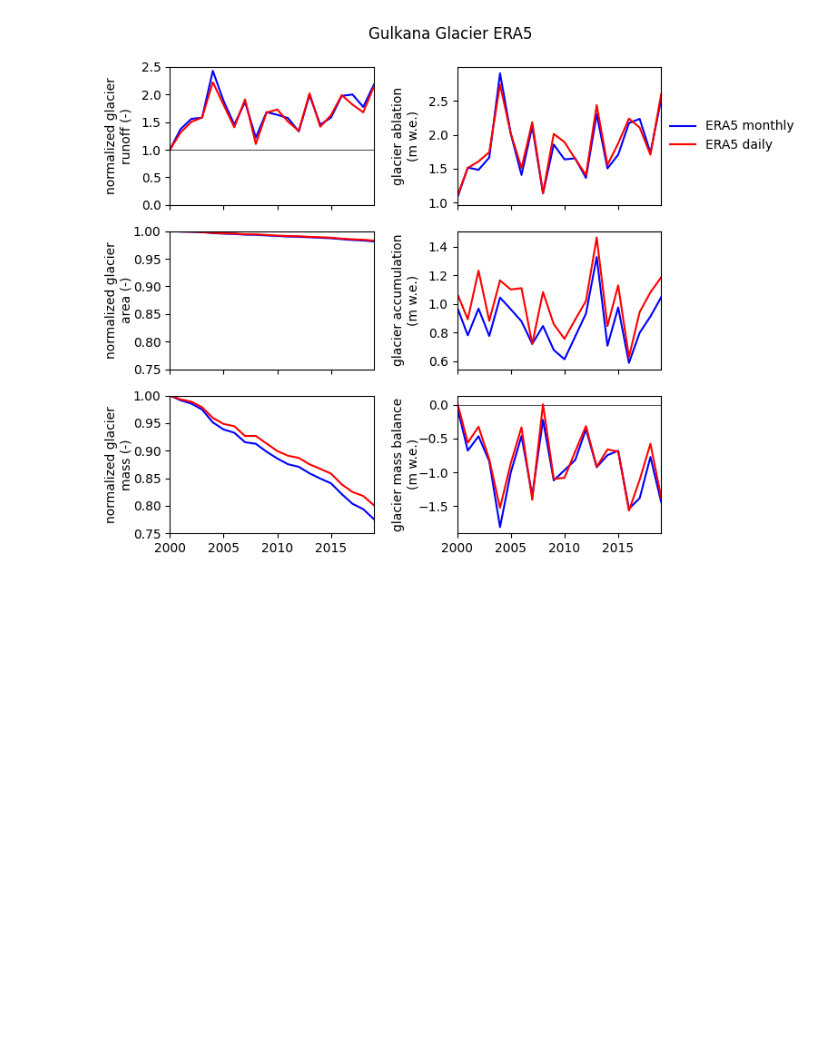
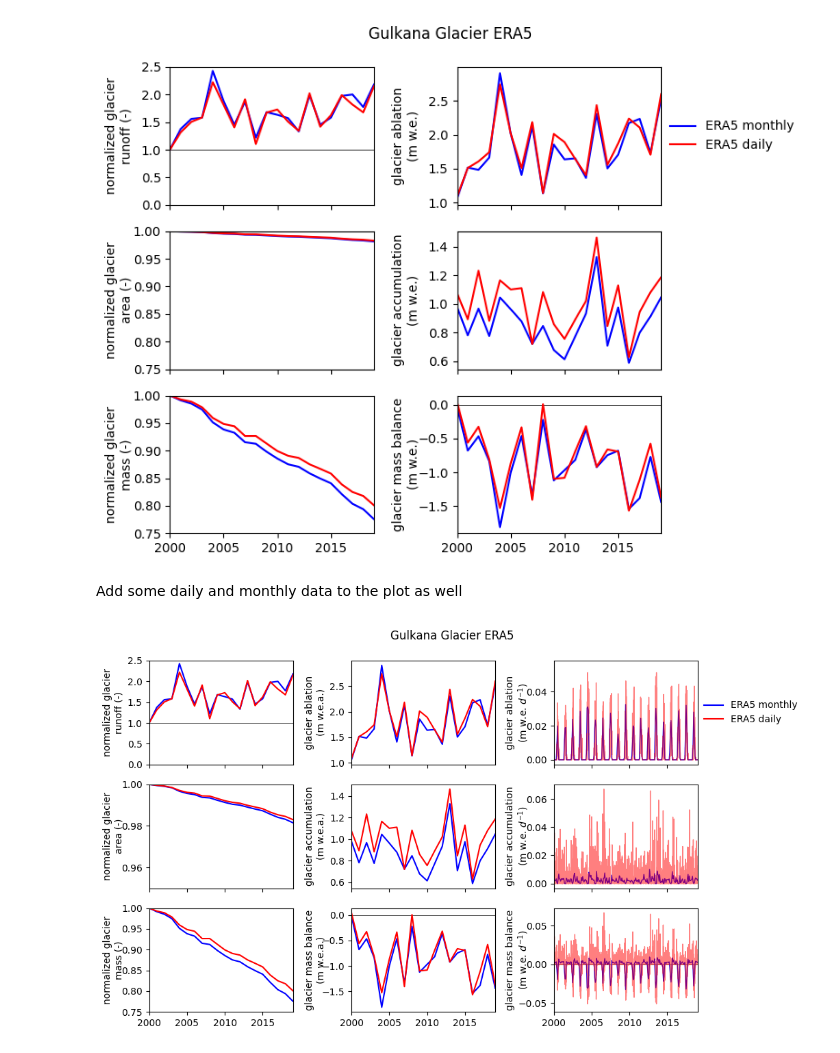
Before and after one commit to PyGEM-Community/PyGEM-notebooks, a Jupyter notebook: simple_test_daily.ipynb, the cells around one changed output. Saved outputs shown, nothing was run; the diff lists cells and outputs as text; code cells hidden in the pictures; blank space fills up the shorter version.

Commit message:
Added plotting of monthly and daily timestep to simple_test_daily

```diff
--- a/simple_test_daily.ipynb
+++ b/simple_test_daily.ipynb
@@ -377,3 +377,5 @@ fig.subplots_adjust(right=0.8)
 fig.tight_layout()
 # %% [output]
 [figure]
+# %% [markdown]
+Add some daily and monthly data to the plot as well
@@ -379,0 +407,60 @@ fig.tight_layout()
+# %%
+# create 3 x 3 plot with runoff, area, mass
+fig,ax = plt.subplots(3,3,figsize=(10.5,6), sharex=True, sharey=False)
+ax = ax.flatten()
+
+# plot left column
+ax[0].plot(year_monthly, annual_runoff_monthly/annual_runoff_monthly[0], c='b')
+ax[0].plot(year_daily, annual_runoff_daily/annual_runoff_daily[0], c='r')
+ax[3].plot(year_monthly, annual_area_monthly/annual_area_monthly[0], c='b')
+ax[3].plot(year_daily, annual_area_daily/annual_area_daily[0], c='r')
+ax[6].plot(year_monthly, annual_mass_monthly/annual_mass_monthly[0], c='b')
+ax[6].plot(year_daily, annual_mass_daily/annual_mass_daily[0], c='r')
+
+# plot middle column
+ax[1].plot(year_monthly, annual_abl_monthly, c='b')
+ax[1].plot(year_daily, annual_abl_daily, c='r')
+ax[4].plot(year_monthly, annual_acc_monthly, c='b')
+ax[4].plot(year_daily, annual_acc_daily, c='r')
+ax[7].plot(year_monthly, annual_cmb_monthly, c='b')
+ax[7].plot(year_daily, annual_cmb_daily, c='r')
+
+# plot right column
+ax[2].plot(time_monthly_fr, annual_abl_monthly_fr, c='b', lw=1, alpha=1)
+ax[2].plot(time_daily_fr, annual_abl_daily_fr, c='r', lw=1, alpha=0.5)
+ax[5].plot(time_monthly_fr, annual_acc_monthly_fr, c='b', lw=1, alpha=1)
+ax[5].plot(time_daily_fr, annual_acc_daily_fr, c='r', lw=1, alpha=0.5)
+ax[8].plot(time_monthly_fr, annual_cmb_monthly_fr, c='b', lw=1, alpha=1)
+ax[8].plot(time_daily_fr, annual_cmb_daily_fr, c='r', lw=1, alpha=0.5)
+
+# add hlines
+ax[0].axhline(1, c='k', ls='-', lw=0.5, zorder=0)
+ax[7].axhline(0, c='k', ls='-', lw=0.5, zorder=0)
+ax[8].axhline(0, c='k', ls='-', lw=0.5, zorder=0)
+
+# create legend
+ax[2].plot([],[], c='b', label='ERA5 monthly')
+ax[2].plot([],[], c='r', label='ERA5 daily')
+ax[2].legend(loc='center left', bbox_to_anchor=(1.02, 0.5), frameon=False, borderaxespad=0)
+
+# set x axis limits to temporal extent of our data
+ax[0].set_ylim([0,2.5])
+ax[3].set_ylim([0.95,1])
+ax[6].set_ylim([0.75,1])
+ax[0].set_xlim([2000,2019])
+
+# add labels
+ax[0].text(-0.25, 0.5, 'normalized glacier\nrunoff (-)', va='center', ha='center', rotation=90, transform=ax[0].transAxes)
+ax[3].text(-0.25, 0.5, 'normalized glacier\narea (-)', va='center', ha='center', rotation=90, transform=ax[3].transAxes)
+ax[6].text(-0.25, 0.5, 'normalized glacier\nmass (-)', va='center', ha='center', rotation=90, transform=ax[6].transAxes)
+ax[1].text(-0.25, 0.5, 'glacier ablation\n(m w.e.a.)', va='center', ha='center', rotation=90, transform=ax[1].transAxes)
+ax[4].text(-0.25, 0.5, 'glacier accumulation\n(m w.e.a.)', va='center', ha='center', rotation=90, transform=ax[4].transAxes)
+ax[7].text(-0.25, 0.5, 'glacier mass balance\n(m w.e.a.)', va='center', ha='center', rotation=90, transform=ax[7].transAxes)
+ax[2].text(-0.25, 0.5, f'glacier ablation\n(m w.e. $d^{{-1}}$)', va='center', ha='center', rotation=90, transform=ax[2].transAxes)
+ax[5].text(-0.25, 0.5, f'glacier accumulation\n(m w.e. $d^{{-1}}$)', va='center', ha='center', rotation=90, transform=ax[5].transAxes)
+ax[8].text(-0.25, 0.5, f'glacier mass balance\n(m w.e. $d^{{-1}}$)', va='center', ha='center', rotation=90, transform=ax[8].transAxes)
+fig.suptitle('Gulkana Glacier ERA5', va='center', ha='center', rotation=0,)
+fig.subplots_adjust(right=0.8)
+fig.tight_layout()
+# %% [output]
+[figure, added]
```
Also changed, not shown: parts of 3 cells of this notebook.
